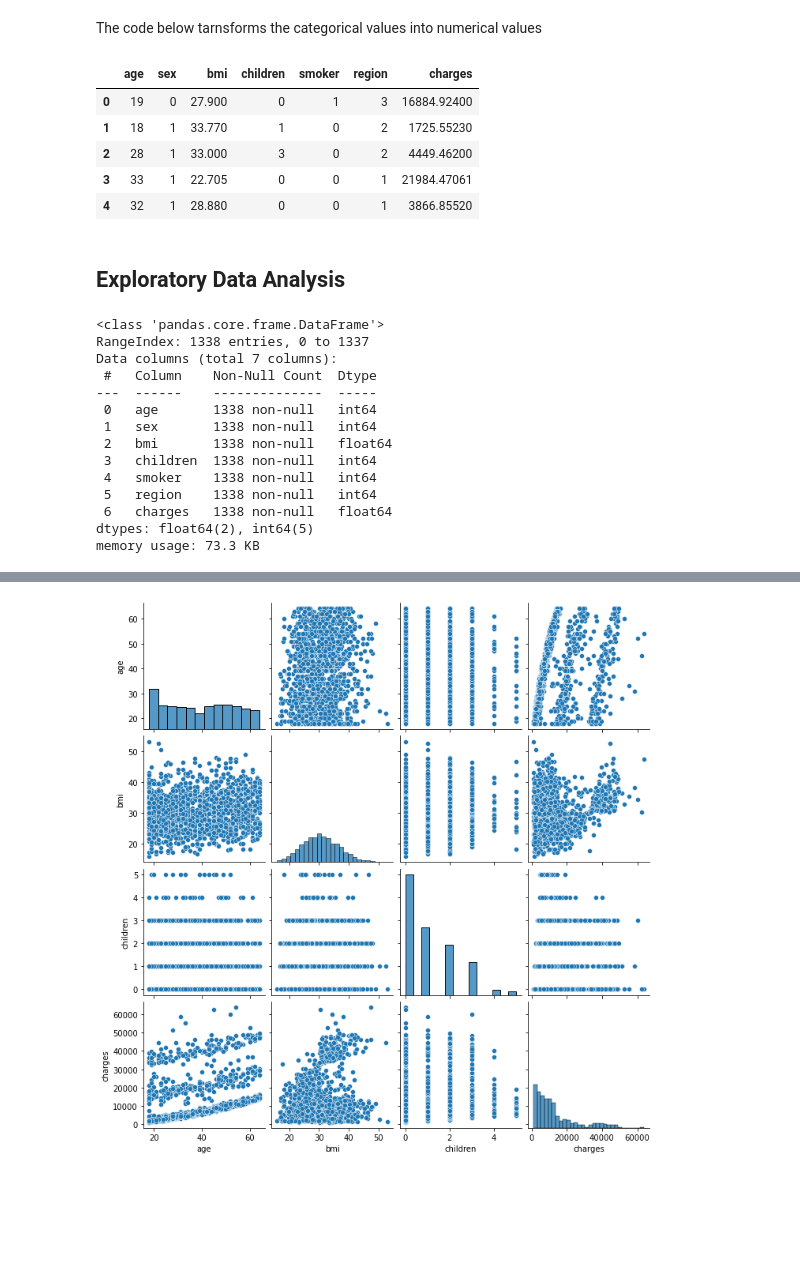
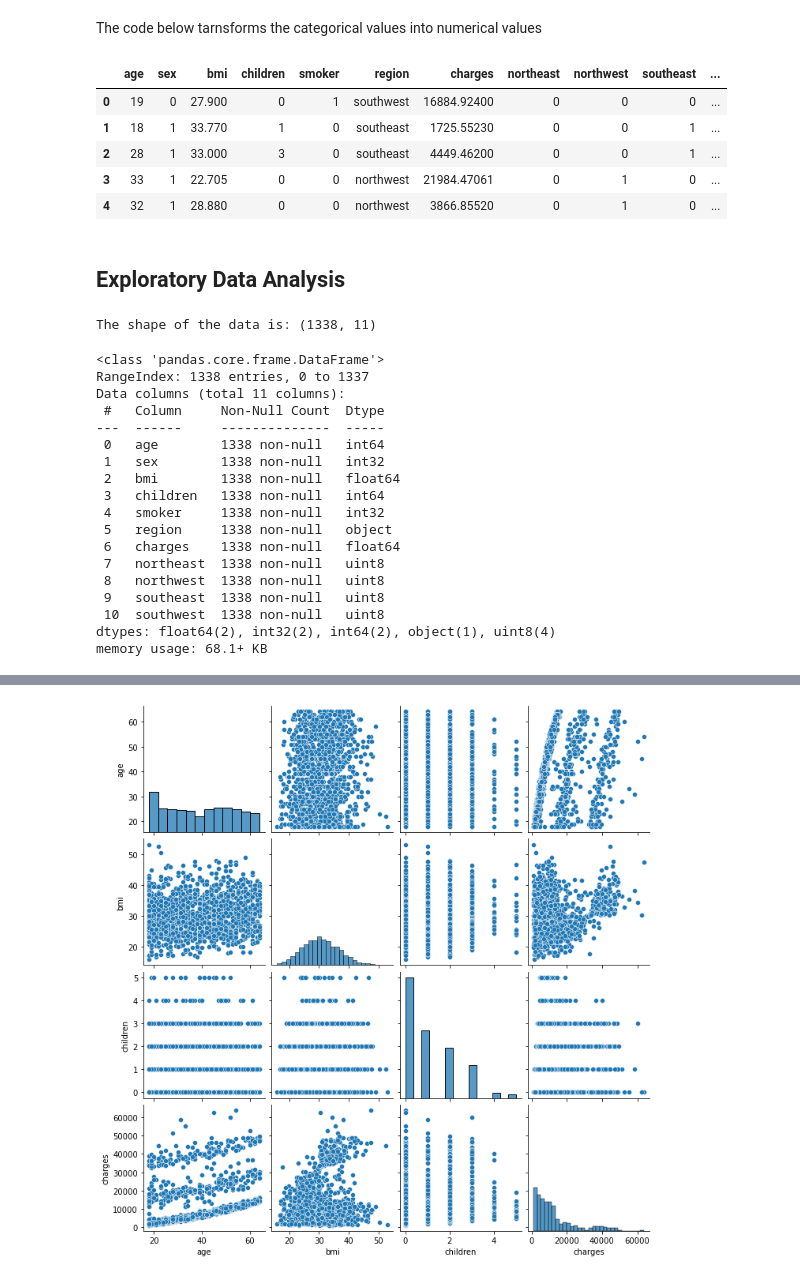
Before and after one commit to Mjzeolla/DS_3010_Project, a Jupyter notebook: DS 3010 Project Code.ipynb, the cells around one changed output, grey strips where cells are left out. Drawn from its saved outputs; the diff is of its cells as text; code cells hidden in the pictures; blank space fills up the shorter version.

```diff
--- a/DS 3010 Project Code.ipynb
+++ b/DS 3010 Project Code.ipynb
@@ -47,21 +47,22 @@ dtype: int64
 The code below tarnsforms the categorical values into numerical values
 # %%
 from sklearn.preprocessing import LabelEncoder
-le = LabelEncoder()
-#sex
-le.fit(df.sex.drop_duplicates())
-df.sex = le.transform(df.sex)
-# smoker or not
-le.fit(df.smoker.drop_duplicates())
-df.smoker = le.transform(df.smoker)
-#region
-le.fit(df.region.drop_duplicates())
-df.region = le.transform(df.region)
+encoder = LabelEncoder()
+
+df.sex = encoder.fit_transform(df.sex)
+
+df.smoker = encoder.fit_transform(df.smoker)
+
+region = pd.get_dummies(df['region'])
+#     df = df.drop('region', axis=1)
+
+df = pd.concat([df, region], axis=1)
+df= df.loc[:,~df.columns.duplicated()]
 df.head()
 # %% [output]
-|  | age | sex | bmi | children | smoker | region | charges |
-| 0 | 19 | 0 | 27.900 | 0 | 1 | 3 | 16884.92400 |
-| 1 | 18 | 1 | 33.770 | 1 | 0 | 2 | 1725.55230 |
-| 2 | 28 | 1 | 33.000 | 3 | 0 | 2 | 4449.46200 |
-| 3 | 33 | 1 | 22.705 | 0 | 0 | 1 | 21984.47061 |
-| 4 | 32 | 1 | 28.880 | 0 | 0 | 1 | 3866.85520 |
+|  | age | sex | bmi | children | smoker | region | charges | northeast | northwest | southeast | ... |
+| 0 | 19 | 0 | 27.900 | 0 | 1 | southwest | 16884.92400 | 0 | 0 | 0 | ... |
+| 1 | 18 | 1 | 33.770 | 1 | 0 | southeast | 1725.55230 | 0 | 0 | 1 | ... |
+| 2 | 28 | 1 | 33.000 | 3 | 0 | southeast | 4449.46200 | 0 | 0 | 1 | ... |
+| 3 | 33 | 1 | 22.705 | 0 | 0 | northwest | 21984.47061 | 0 | 1 | 0 | ... |
+| 4 | 32 | 1 | 28.880 | 0 | 0 | northwest | 3866.85520 | 0 | 1 | 0 | ... |
@@ -69,23 +72,29 @@ df.head()
 ## Exploratory Data Analysis
 # %%
 print('The shape of the data is: ' + str(df.shape))
+# %% [output]
+The shape of the data is: (1338, 11)
 # %%
 df.info()
 # %% [output]
 <class 'pandas.core.frame.DataFrame'>
 RangeIndex: 1338 entries, 0 to 1337
-Data columns (total 7 columns):
- #   Column    Non-Null Count  Dtype
----  ------    --------------  -----
- 0   age       1338 non-null   int64
- 1   sex       1338 non-null   int64
- 2   bmi       1338 non-null   float64
- 3   children  1338 non-null   int64
- 4   smoker    1338 non-null   int64
- 5   region    1338 non-null   int64
- 6   charges   1338 non-null   float64
-dtypes: float64(2), int64(5)
-memory usage: 73.3 KB
+Data columns (total 11 columns):
+ #   Column     Non-Null Count  Dtype
+---  ------     --------------  -----
+ 0   age        1338 non-null   int64
+ 1   sex        1338 non-null   int32
+ 2   bmi        1338 non-null   float64
+ 3   children   1338 non-null   int64
+ 4   smoker     1338 non-null   int32
+ 5   region     1338 non-null   object
+ 6   charges    1338 non-null   float64
+ 7   northeast  1338 non-null   uint8
+ 8   northwest  1338 non-null   uint8
+ 9   southeast  1338 non-null   uint8
+ 10  southwest  1338 non-null   uint8
+dtypes: float64(2), int32(2), int64(2), object(1), uint8(4)
+memory usage: 68.1+ KB
 # %%
 df.describe()
 # %% [output]
```
Also changed, not shown: parts of 27 cells of this notebook.
